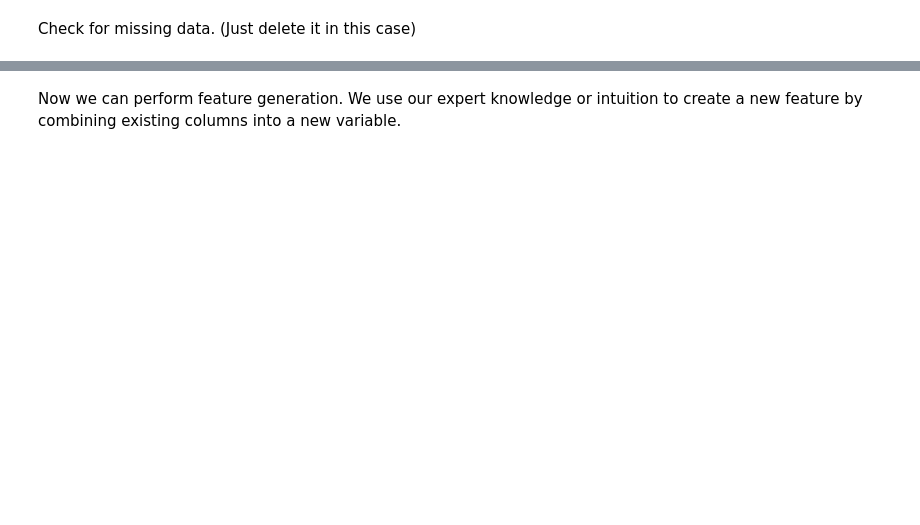
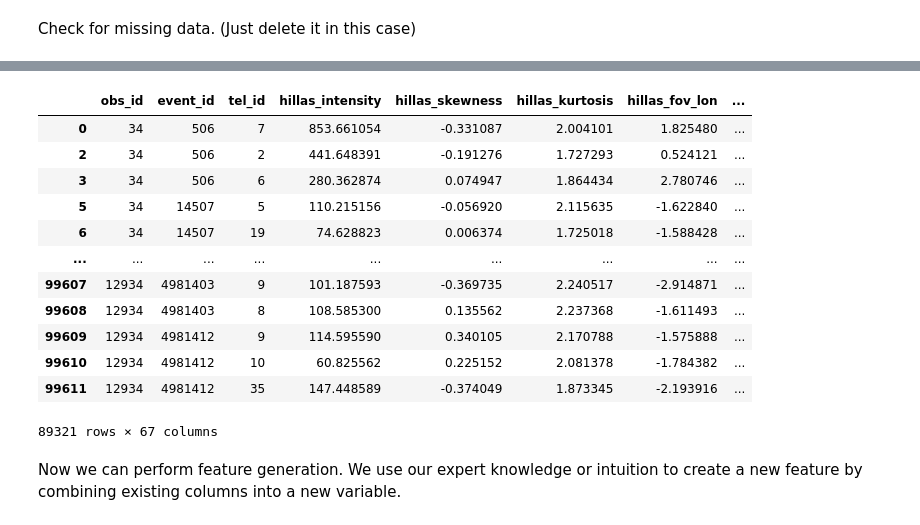
Before and after one commit to escape2020/school2022, a Jupyter notebook: machine-learning/astro_ml.ipynb, the cells around one changed output, grey strips where cells are left out. Drawn from its saved outputs; the diff is of its cells as text; code cells hidden in the pictures; blank space fills up the shorter version.

```diff
--- a/machine-learning/astro_ml.ipynb
+++ b/machine-learning/astro_ml.ipynb
@@ -143,3 +192,19 @@ print(len(train_df))
+# %%
+train_df
+# %% [output]
+|  | obs_id | event_id | tel_id | hillas_intensity | hillas_skewness | hillas_kurtosis | hillas_fov_lon | ... |
+| 0 | 34 | 506 | 7 | 853.661054 | -0.331087 | 2.004101 | 1.825480 | ... |
+| 2 | 34 | 506 | 2 | 441.648391 | -0.191276 | 1.727293 | 0.524121 | ... |
+| 3 | 34 | 506 | 6 | 280.362874 | 0.074947 | 1.864434 | 2.780746 | ... |
+| 5 | 34 | 14507 | 5 | 110.215156 | -0.056920 | 2.115635 | -1.622840 | ... |
+| 6 | 34 | 14507 | 19 | 74.628823 | 0.006374 | 1.725018 | -1.588428 | ... |
+| ... | ... | ... | ... | ... | ... | ... | ... | ... |
+| 99607 | 12934 | 4981403 | 9 | 101.187593 | -0.369735 | 2.240517 | -2.914871 | ... |
+| 99608 | 12934 | 4981403 | 8 | 108.585300 | 0.135562 | 2.237368 | -1.611493 | ... |
+| 99609 | 12934 | 4981412 | 9 | 114.595590 | 0.340105 | 2.170788 | -1.575888 | ... |
+| 99610 | 12934 | 4981412 | 10 | 60.825562 | 0.225152 | 2.081378 | -1.784382 | ... |
+| 99611 | 12934 | 4981412 | 35 | 147.448589 | -0.374049 | 1.873345 | -2.193916 | ... |
+89321 rows × 67 columns
 # %%
 def preprocess(df):
     """
```
Also changed, not shown: parts of 35 cells of this notebook, 1 other file.
